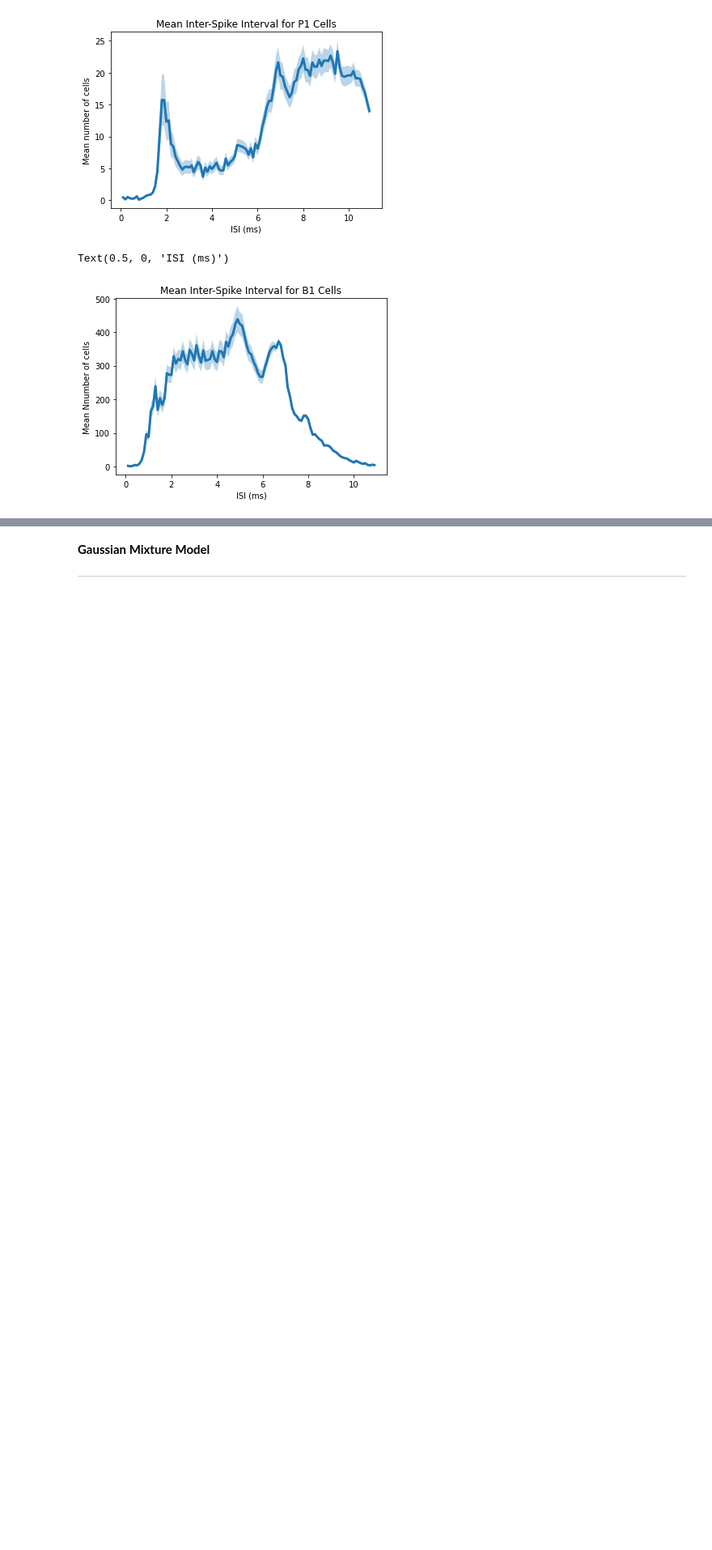
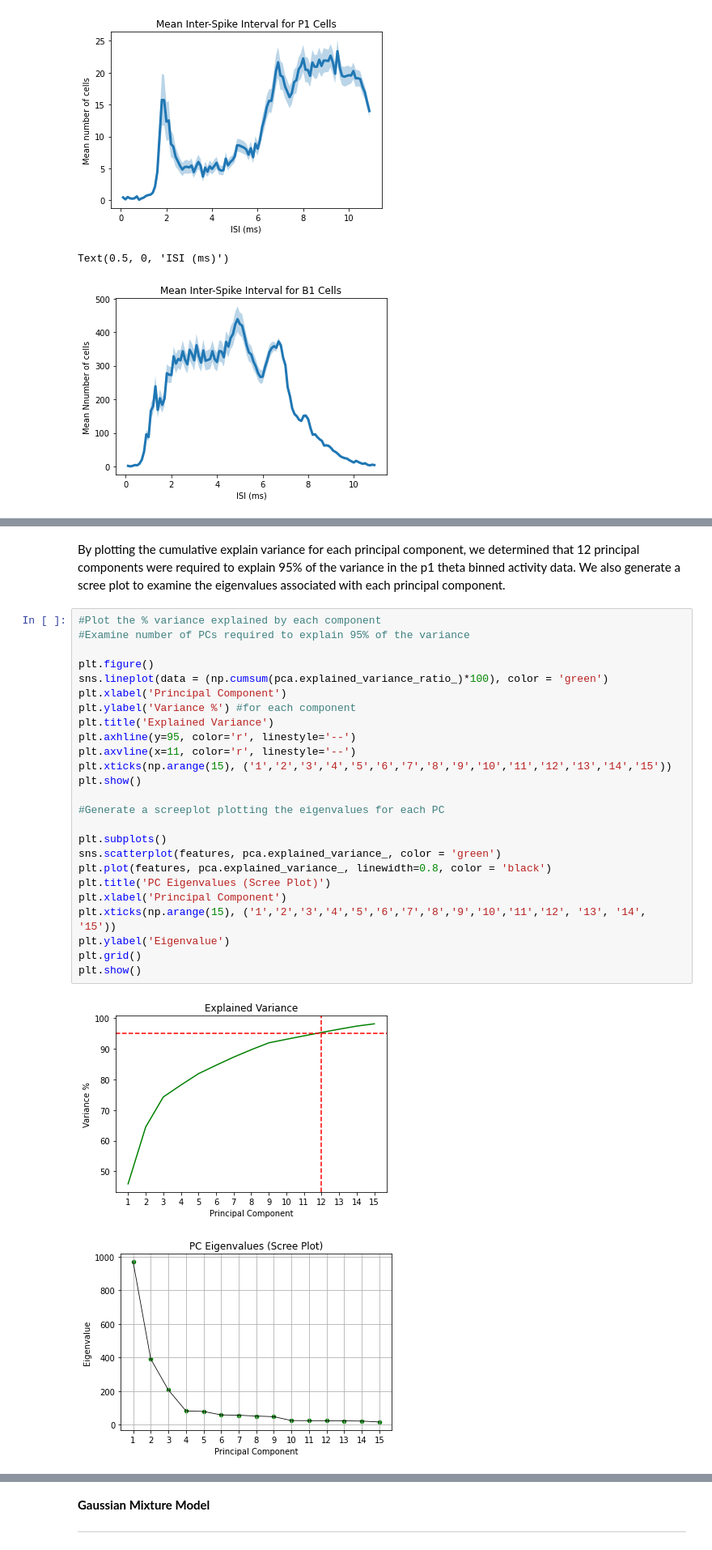
Before and after one commit to caitlinashcroft/Project_9, a Jupyter notebook: Lab_Notebook_Project9.ipynb, the cells around one changed output, grey strips where cells are left out. Shown at 81% size. Saved outputs shown, nothing was run; the diff lists cells and outputs as text; blank space fills up the shorter version.

```diff
--- a/Lab_Notebook_Project9.ipynb
+++ b/Lab_Notebook_Project9.ipynb
@@ -324,0 +433,30 @@ Text(0.5, 0, 'ISI (ms)')
+# %% [markdown]
+By plotting the cumulative explain variance for each principal component, we determined that 12 principal components were required to explain 95% of the variance in the p1 theta binned activity data. We also generate a scree plot to examine the eigenvalues associated with each principal component.
+# %%
+#Plot the % variance explained by each component
+#Examine number of PCs required to explain 95% of the variance
+
+plt.figure()
+sns.lineplot(data = (np.cumsum(pca.explained_variance_ratio_)*100), color = 'green')
+plt.xlabel('Principal Component')
+plt.ylabel('Variance %') #for each component
+plt.title('Explained Variance')
+plt.axhline(y=95, color='r', linestyle='--')
+plt.axvline(x=11, color='r', linestyle='--')
+plt.xticks(np.arange(15), ('1','2','3','4','5','6','7','8','9','10','11','12','13','14','15'))
+plt.show()
+
+#Generate a screeplot plotting the eigenvalues for each PC
+
+plt.subplots()
+sns.scatterplot(features, pca.explained_variance_, color = 'green')
+plt.plot(features, pca.explained_variance_, linewidth=0.8, color = 'black')
+plt.title('PC Eigenvalues (Scree Plot)')
+plt.xlabel('Principal Component')
+plt.xticks(np.arange(15), ('1','2','3','4','5','6','7','8','9','10','11','12', '13', '14', '15'))
+plt.ylabel('Eigenvalue')
+plt.grid()
+plt.show()
+# %% [output]
+[figure, added]
+[figure, added]
```
Also changed, not shown: parts of 12 cells of this notebook.
